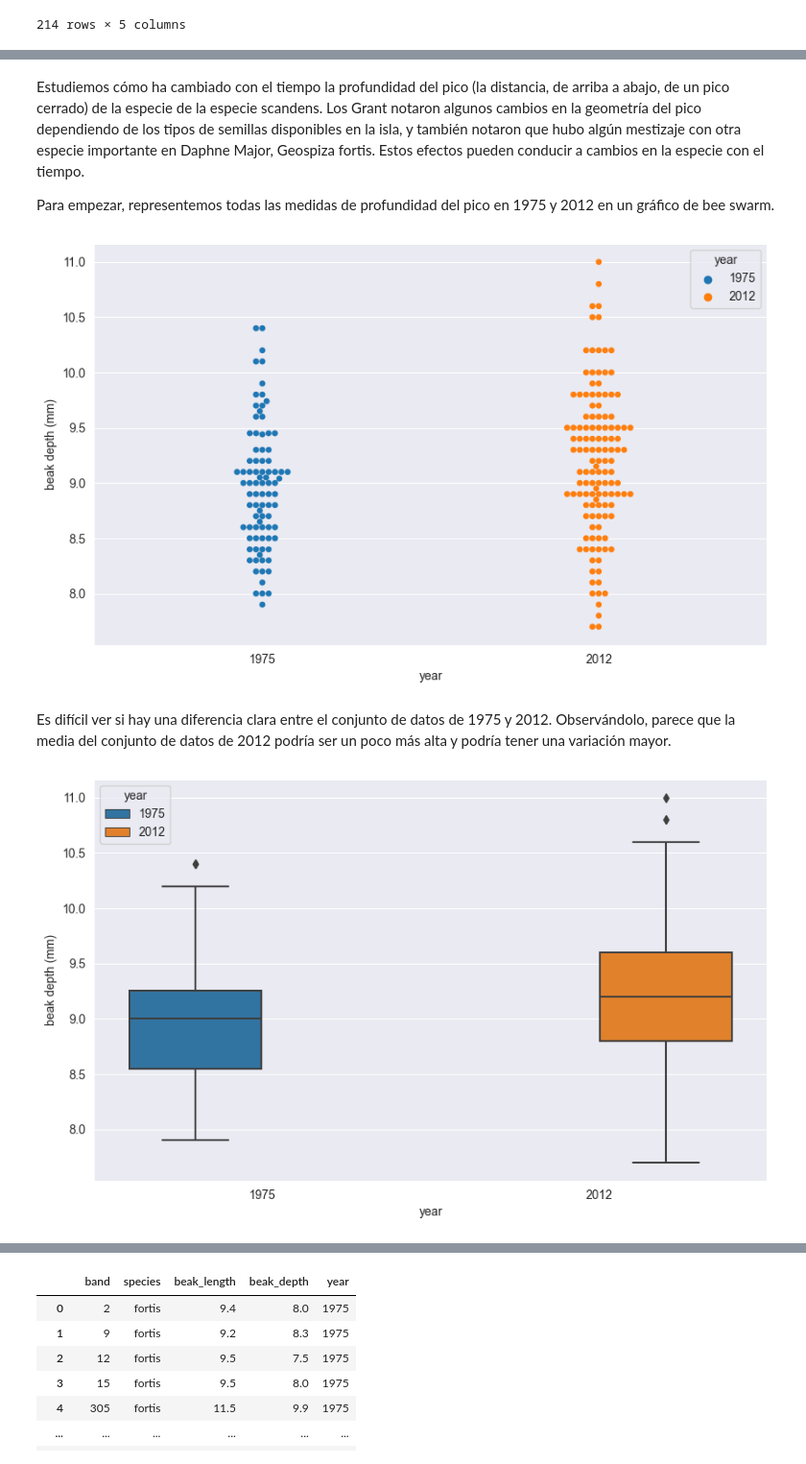
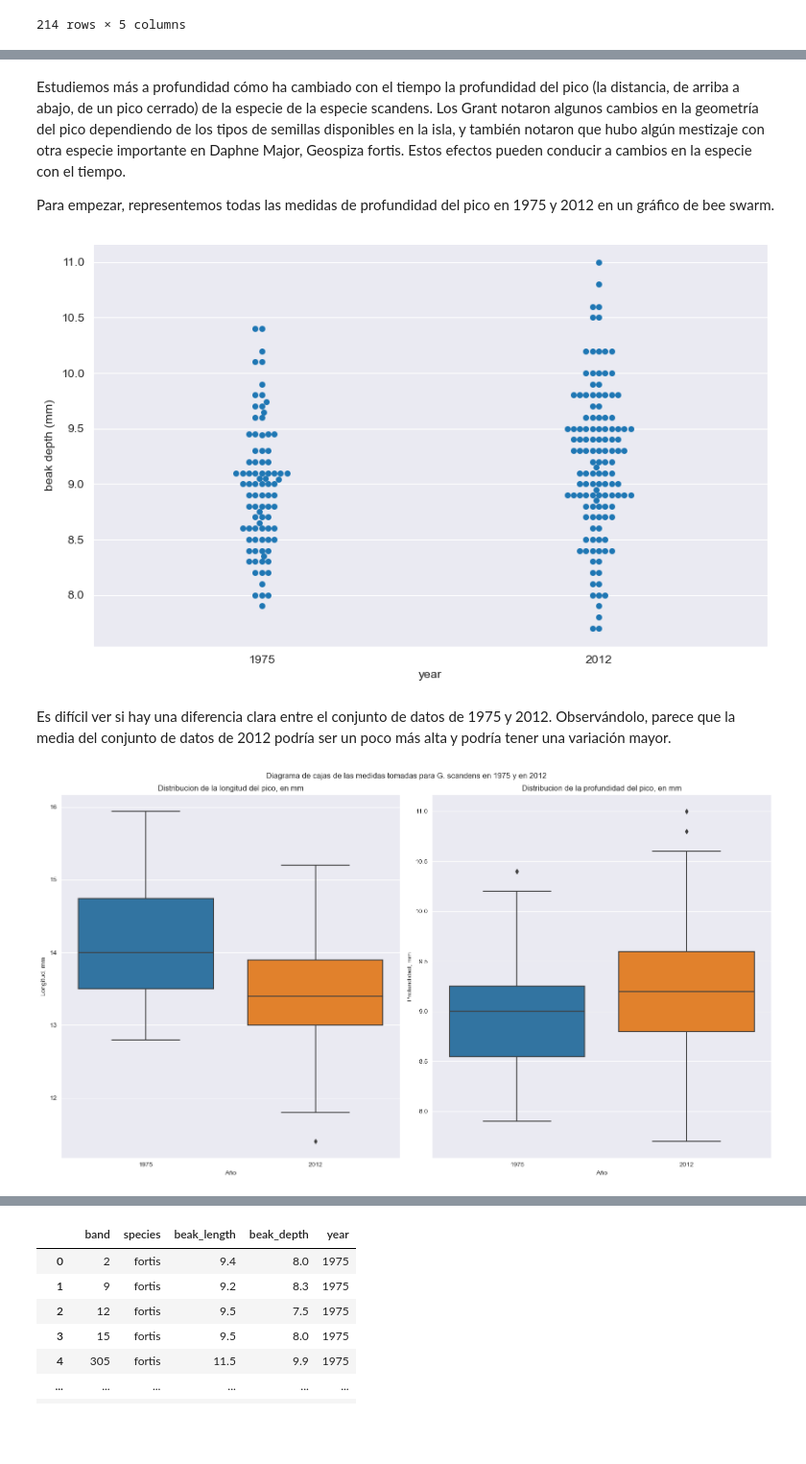
Before and after one commit to jmartingv/proyecto-probstats-mcd, a Jupyter notebook: proyecto.ipynb, the cells around one changed output, grey strips where cells are left out. Shown at 96% size. Cells and saved outputs as stored; diff of their text form; code cells hidden in the pictures; blank space fills up the shorter version.

```diff
--- a/proyecto.ipynb
+++ b/proyecto.ipynb
@@ -191,5 +231,5 @@ plt.show()
 # %% [markdown]
-Estudiemos cómo ha cambiado con el tiempo la profundidad del pico (la distancia, de arriba a abajo, de un pico cerrado) de la especie de la especie scandens. Los Grant notaron algunos cambios en la geometría del pico dependiendo de los tipos de semillas disponibles en la isla, y también notaron que hubo algún mestizaje con otra especie importante en Daphne Major, Geospiza fortis. Estos efectos pueden conducir a cambios en la especie con el tiempo.
+Estudiemos más a profundidad cómo ha cambiado con el tiempo la profundidad del pico (la distancia, de arriba a abajo, de un pico cerrado) de la especie de la especie scandens. Los Grant notaron algunos cambios en la geometría del pico dependiendo de los tipos de semillas disponibles en la isla, y también notaron que hubo algún mestizaje con otra especie importante en Daphne Major, Geospiza fortis. Estos efectos pueden conducir a cambios en la especie con el tiempo.
 
 Para empezar, representemos todas las medidas de profundidad del pico en 1975 y 2012 en un gráfico de bee swarm.
 # %%
@@ -199,8 +239,6 @@ sns.set_style('darkgrid')
 g = sns.swarmplot(
     x='year',
     y='beak_depth',
-    hue='year',
-    palette='tab10',
     data=df_scandens
 )
 
@@ -209,24 +247,41 @@ plt.ylabel('beak depth (mm)')
 
 plt.show()
 # %% [output]
-[figure, old version]
+[figure, new version]
 # %% [markdown]
 Es difícil ver si hay una diferencia clara entre el conjunto de datos de 1975 y 2012. Observándolo, parece que la media del conjunto de datos de 2012 podría ser un poco más alta y podría tener una variación mayor.
 # %%
-fig = plt.figure(figsize=([10,6]))
-sns.set_style('darkgrid')
+fig1_box, (ax1_box,ax2_box) = plt.subplots(nrows=1,ncols=2)
+
+fig1_box.set_size_inches(16,9)
+fig1_box.suptitle('Diagrama de cajas de las medidas tomadas para G. scandens en 1975 y en 2012')
 
 g = sns.boxplot(
     x='year',
-    y='beak_depth',
-    hue='year',
+    y='beak_length',
     palette='tab10',
-    data=df_scandens
+    data=df_scandens,
+    ax = ax1_box
 )
 
-plt.xlabel('year')
-plt.ylabel('beak depth (mm)')
+g1 = sns.boxplot(
+    x='year',
+    y='beak_depth',
+    palette='tab10',
+    data=df_scandens,
+    ax = ax2_box
+)
 
+ax1_box.title.set_text('Distribucion de la longitud del pico, en mm')
+ax2_box.title.set_text('Distribucion de la profundidad del pico, en mm')
+
+ax1_box.set_ylabel('Longitud, mm')
+ax1_box.set_xlabel('Año')
+
+ax2_box.set_ylabel('Profundidad, mm')
+ax2_box.set_xlabel('Año')
+
+plt.tight_layout()
 plt.show()
 # %% [output]
-[figure, old version]
+[figure, new version]
```
Also changed, not shown: parts of 27 cells of this notebook, 3 other files.
